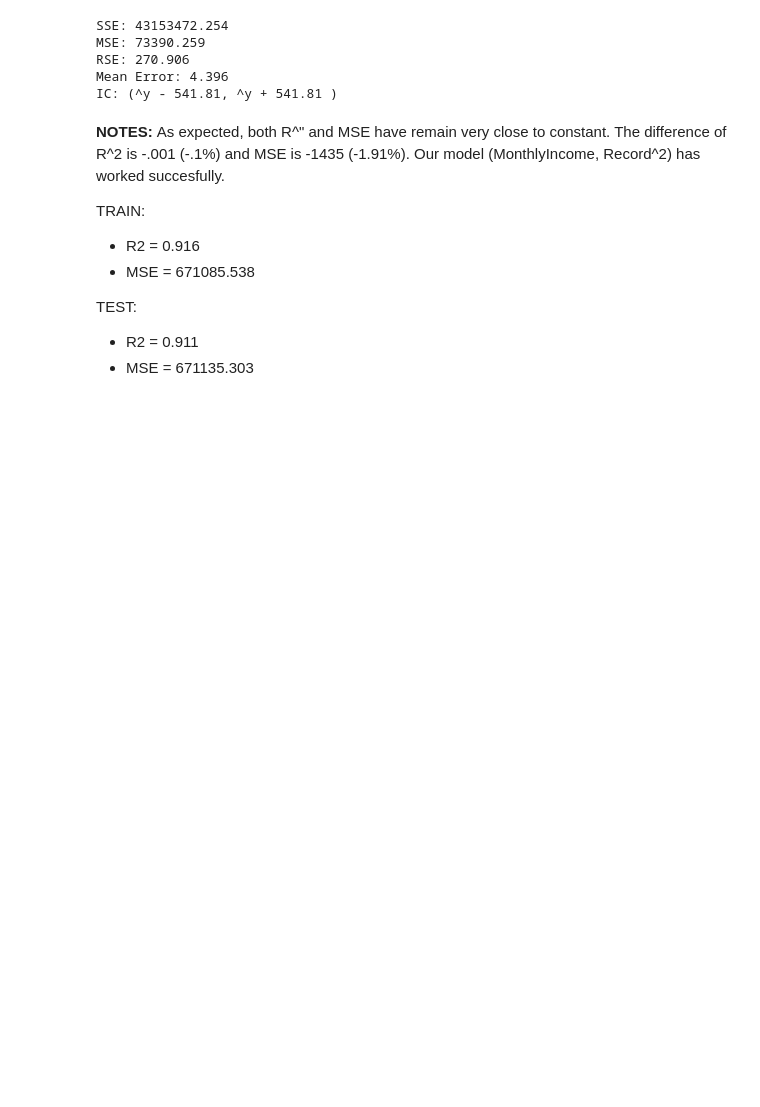
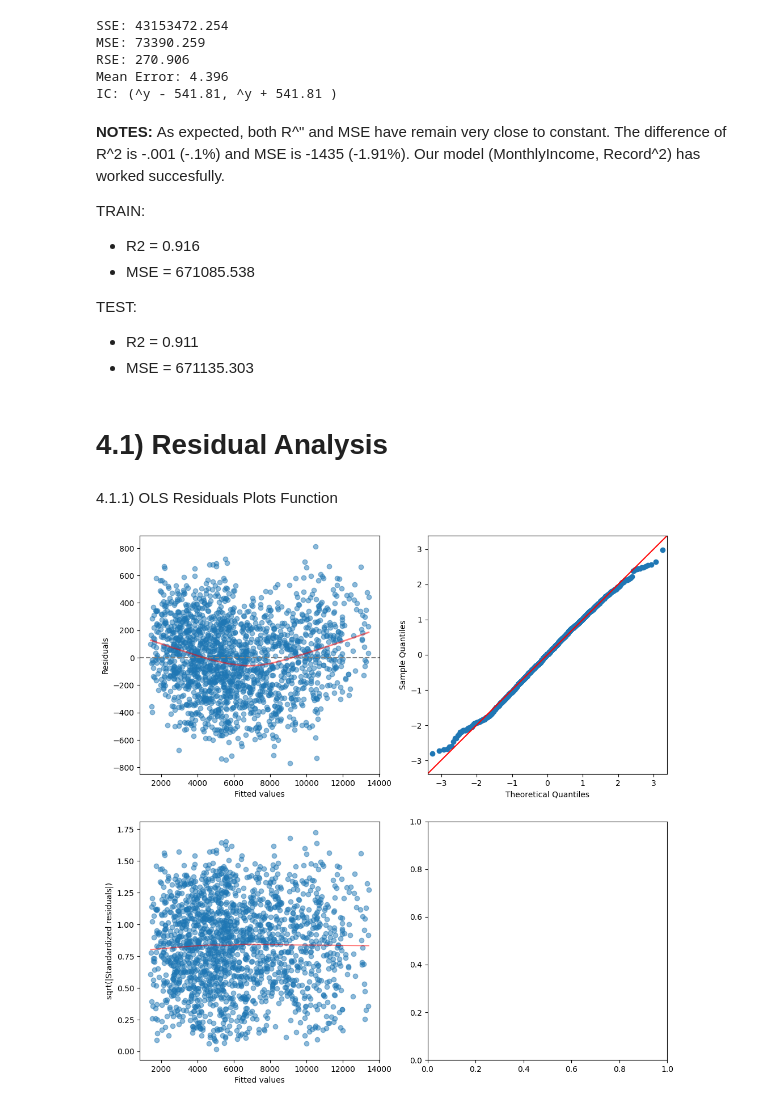
Before and after one commit to LAIN-21/linear_regression_lab, a Jupyter notebook: src/Linear_Regression_LAB (1).ipynb, the cells around one changed output. Cells and saved outputs as stored; diff of their text form; code cells hidden in the pictures; blank space fills up the shorter version.

Commit message:
Finished Residual Analysis Except Code Error

```diff
--- a/src/Linear_Regression_LAB (1).ipynb
+++ b/src/Linear_Regression_LAB (1).ipynb
@@ -889,3 +889,47 @@ TRAIN:
 TEST:
 - R2 = 0.911
 - MSE = 671135.303
+# %% [markdown]
+# 4.1) Residual Analysis
+# %% [markdown]
+4.1.1) OLS Residuals Plots Function
+# %%
+def ols_resid_plots(model):
+    import numpy as np
+    import statsmodels.api as sm
+    import matplotlib.pyplot as plt
+    from statsmodels.stats.outliers_influence import OLSInfluence
+    from statsmodels.nonparametric.smoothers_lowess import lowess
+
+    # Generate the residual values
+    residuals = model.resid
+    standardized_residuals = OLSInfluence(model).resid_studentized_internal
+    fitted_values = model.fittedvalues
+    leverage = OLSInfluence(model).hat_matrix_diag
+    influence = OLSInfluence(model)
+    cooks_d = influence.cooks_distance[0]
+
+    # Number of rows needed for subplots
+    nrows = 2
+    fig, axs = plt.subplots(nrows=nrows, ncols=2, figsize=(12, nrows * 6), squeeze=False)
+
+
+    # Residuals vs Fitted plot
+    axs[0, 0].scatter(fitted_values, residuals, alpha=0.5)
+    axs[0, 0].axhline(y=0, color='gray', linestyle='--')
+    axs[0, 0].set_xlabel('Fitted values')
+    axs[0, 0].set_ylabel('Residuals')
+    smooth_data = lowess(residuals, fitted_values)
+    axs[0, 0].plot(smooth_data[:, 0], smooth_data[:, 1], color='red', alpha=0.5, lw=2)
+
+    # QQ plot for standardized residuals
+    sm.graphics.qqplot(standardized_residuals, ax=axs[0, 1], line='45')
+
+    # Scale-Location plot
+    axs[1, 0].scatter(fitted_values, np.sqrt(np.abs(standardized_residuals)), alpha=0.5)
+    axs[1, 0].set_xlabel('Fitted values')
+    axs[1, 0].set_ylabel('sqrt(|Standardized residuals|)')
+    smooth_data = lowess(np.sqrt(np.abs(standardized_residuals)), fitted_values)
+    axs[1, 0].plot(smooth_data[:, 0], smooth_data[:, 1], color='red', alpha=0.5)
+
+    plt.show()
@@ -891,0 +950,4 @@ TEST:
+# %%
+ols_resid_plots(best_model_train)
+# %% [output]
+[figure, added]
```
Also changed, not shown: parts of 14 cells of this notebook.
